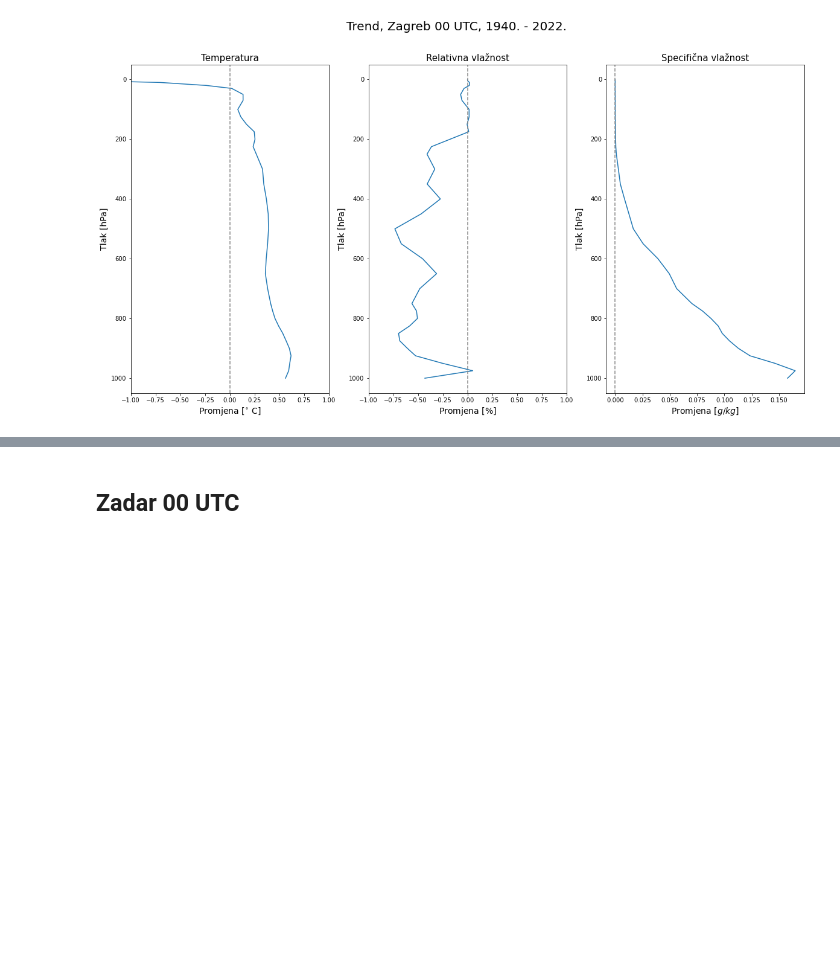
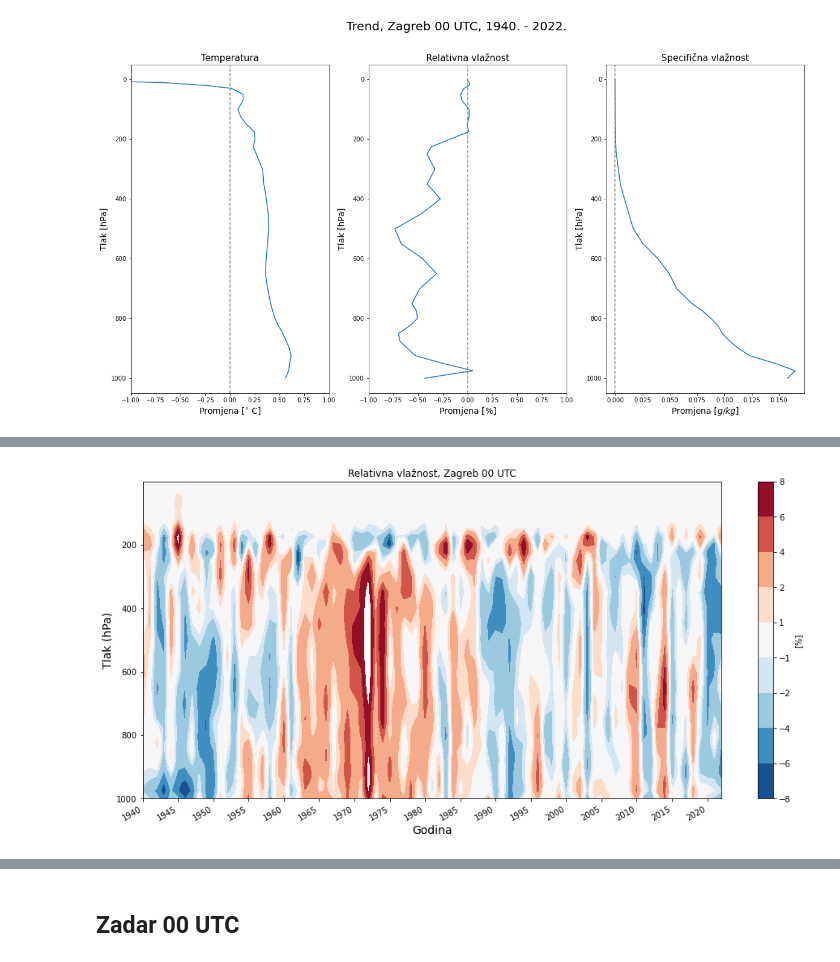
Before and after one commit to oyrad/diplomatic-work, a Jupyter notebook: cda.ipynb, the cells around one changed output, grey strips where cells are left out. Saved outputs shown, nothing was run; the diff lists cells and outputs as text; code cells hidden in the pictures; blank space fills up the shorter version.

```diff
--- a/cda.ipynb
+++ b/cda.ipynb
@@ -165,0 +239,4 @@ plt.savefig("zg_00.png")
+# %%
+graph_hovmoeller(zg_rel_00, cmap_levels=hovmoeller_rel_levels, title="Relativna vlažnost, Zagreb 00 UTC", cmap_label="[%]")
+# %% [output]
+[figure, added]
```
Also changed, not shown: parts of 20 cells of this notebook.
